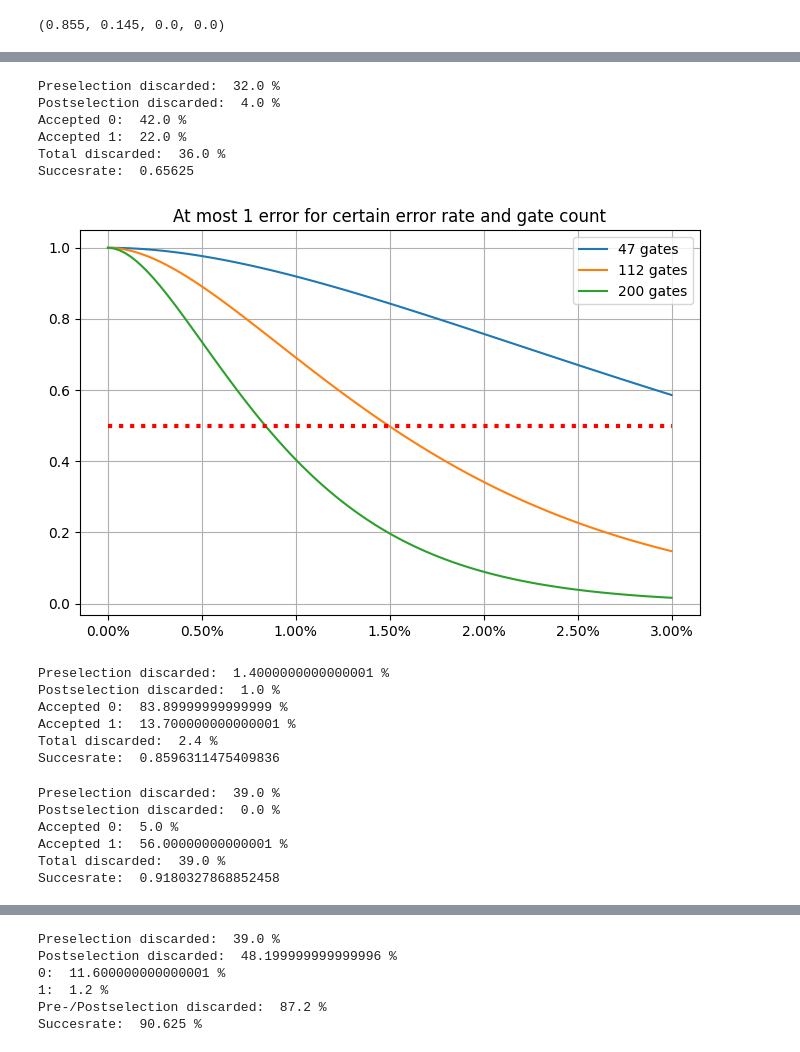
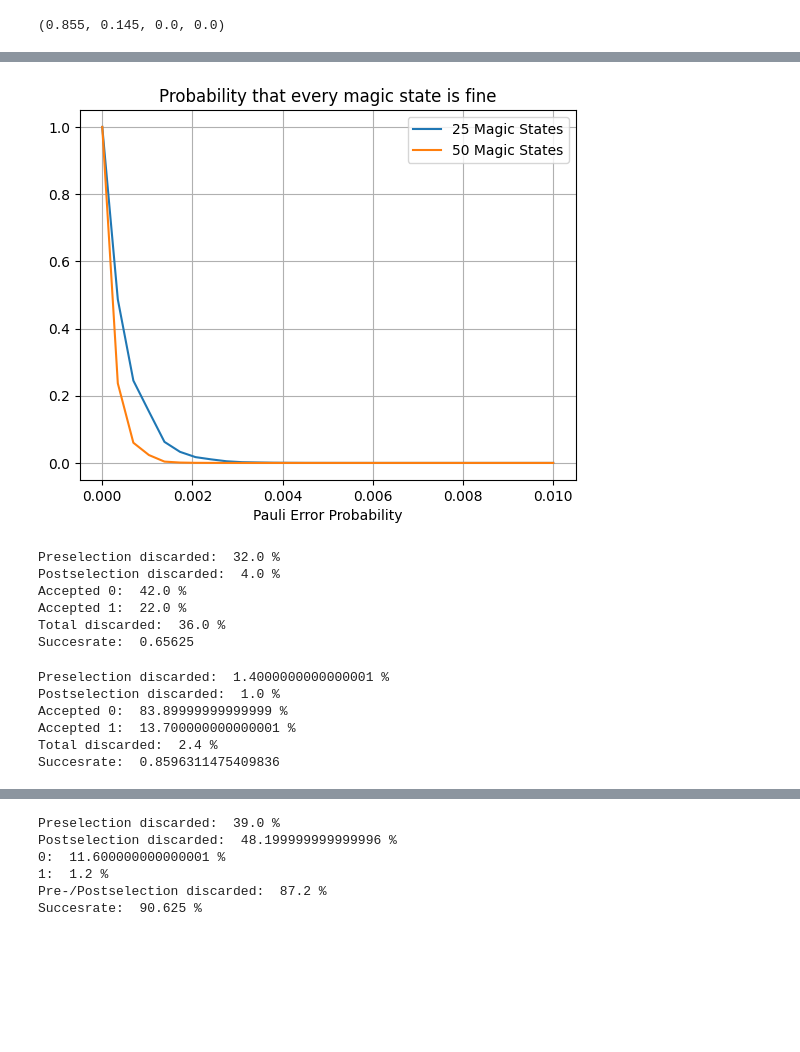
Before and after one commit to RicemanBoy/Bachelor, a Jupyter notebook: [7,1,3] Steane Code FT.ipynb, the cells around one changed output, grey strips where cells are left out. Drawn from its saved outputs; the diff is of its cells as text; code cells hidden in the pictures; blank space fills up the shorter version.

```diff
--- a/[7,1,3] Steane Code FT.ipynb
+++ b/[7,1,3] Steane Code FT.ipynb
@@ -1475,3 +1658,17 @@ readout(qc,0,1000,0.0)
+# %%
+y25 = [i**25 for i in y]
+
+y50 = [i**50 for i in y]
+
+plt.plot(x,y25,label="25 Magic States")
+plt.plot(x,y50,label="50 Magic States")
+plt.grid()
+plt.xlabel("Pauli Error Probability")
+plt.legend()
+plt.title("Probability that every magic state is fine")
+plt.show()
+# %% [output]
+[figure, added]
 # %%
 qc = code_goto()
 X_L(qc, 1)
@@ -1510,28 +1707,6 @@ Accepted 0:  42.0 %
 Accepted 1:  22.0 %
 Total discarded:  36.0 %
 Succesrate:  0.65625
-# %%
-# p = 0.994
-# print(p**150)
-# print((p**149)*150*(1-p))
-
-g = [47,112,200]
-fig, ax = plt.subplots(figsize=(8,5))
-
-for j in g:
-    p = np.linspace(0.97,1,100)
-    y = [(i**(j))+(i**(j-1))*j*(1-i) for i in p]
-    p = [1-i for i in p]
-    ax.plot(p,y,label="{} gates".format(j))
-
-ax.hlines(0.5,0,0.03, color="red", linewidth=3, linestyles="dotted")
-ax.grid()
-ax.xaxis.set_major_formatter(ticker.PercentFormatter(xmax=1, decimals = 2))
-plt.legend()
-plt.title("At most 1 error for certain error rate and gate count".format(g))
-plt.show()
-# %% [output]
-[figure, removed]
 # %%
 qc = code_goto()
 
@@ -1578,33 +1753,3 @@ Accepted 0:  83.89999999999999 %
 Accepted 1:  13.700000000000001 %
 Total discarded:  2.4 %
 Succesrate:  0.8596311475409836
-# %%
-qc = code_goto()
-qec_ideal(qc, 0)
-
-X_L(qc,0)
-qec_ideal(qc, 0)
-X_L(qc,0)
-qec_ideal(qc, 0)
-X_L(qc,0)
-qec_ideal(qc, 0)
-
-shots = 100
-zeros, ones, pre, post = readout(qc, 0, shots, 0.1)
-
-
-print("Preselection discarded: ", pre*100, "%")
-print("Postselection discarded: ", post*100, "%")
-print("Accepted 0: ", zeros*100, "%")
-print("Accepted 1: ", ones*100, "%")
-print("Total discarded: ", (pre+post)*100, "%")
-print("Succesrate: ", ones/(ones+zeros))
-
-#qc.draw("mpl")
-# %% [output]
-Preselection discarded:  39.0 %
-Postselection discarded:  0.0 %
-Accepted 0:  5.0 %
-Accepted 1:  56.00000000000001 %
-Total discarded:  39.0 %
-Succesrate:  0.9180327868852458
```
Also changed, not shown: parts of 4 cells of this notebook.
